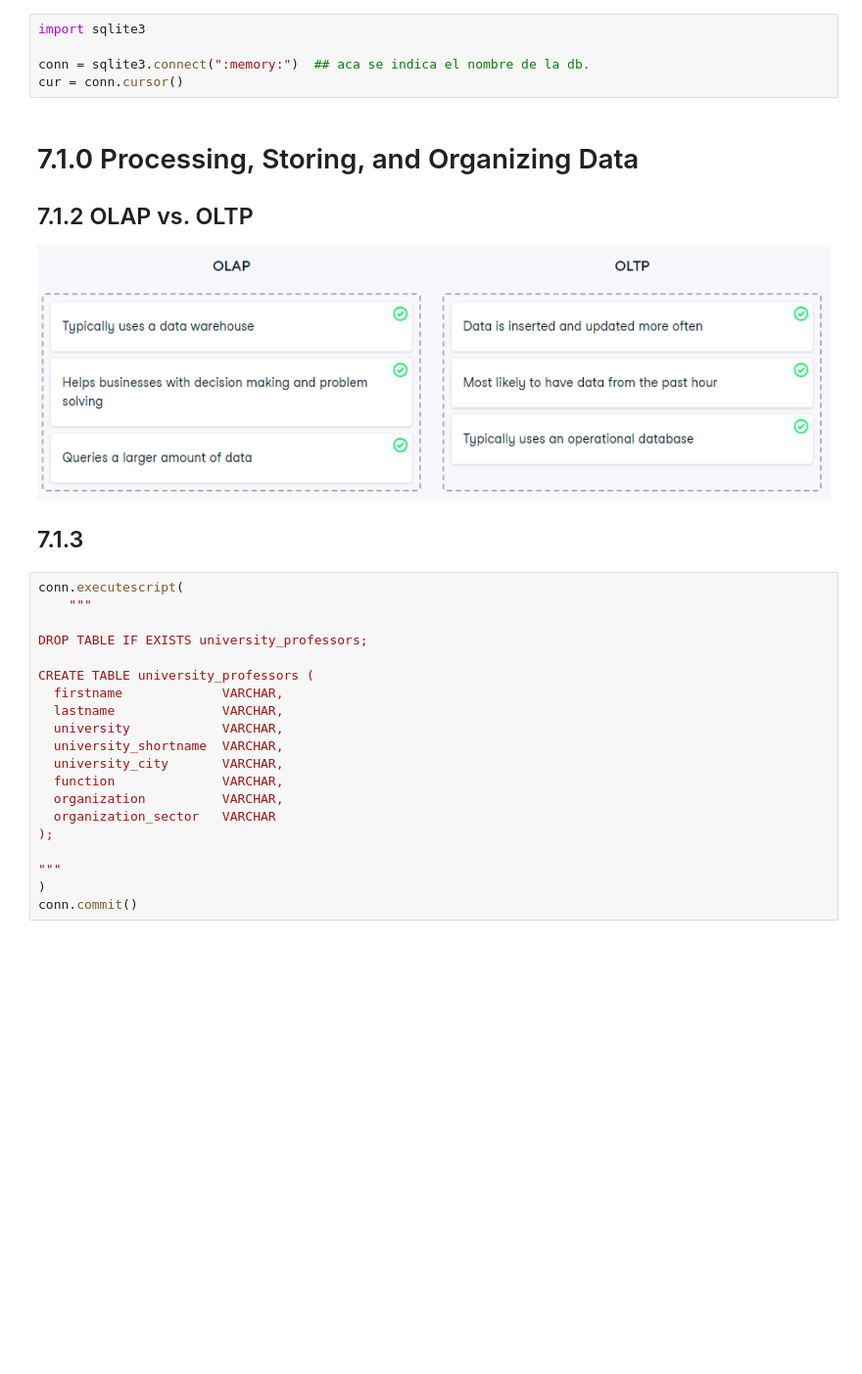
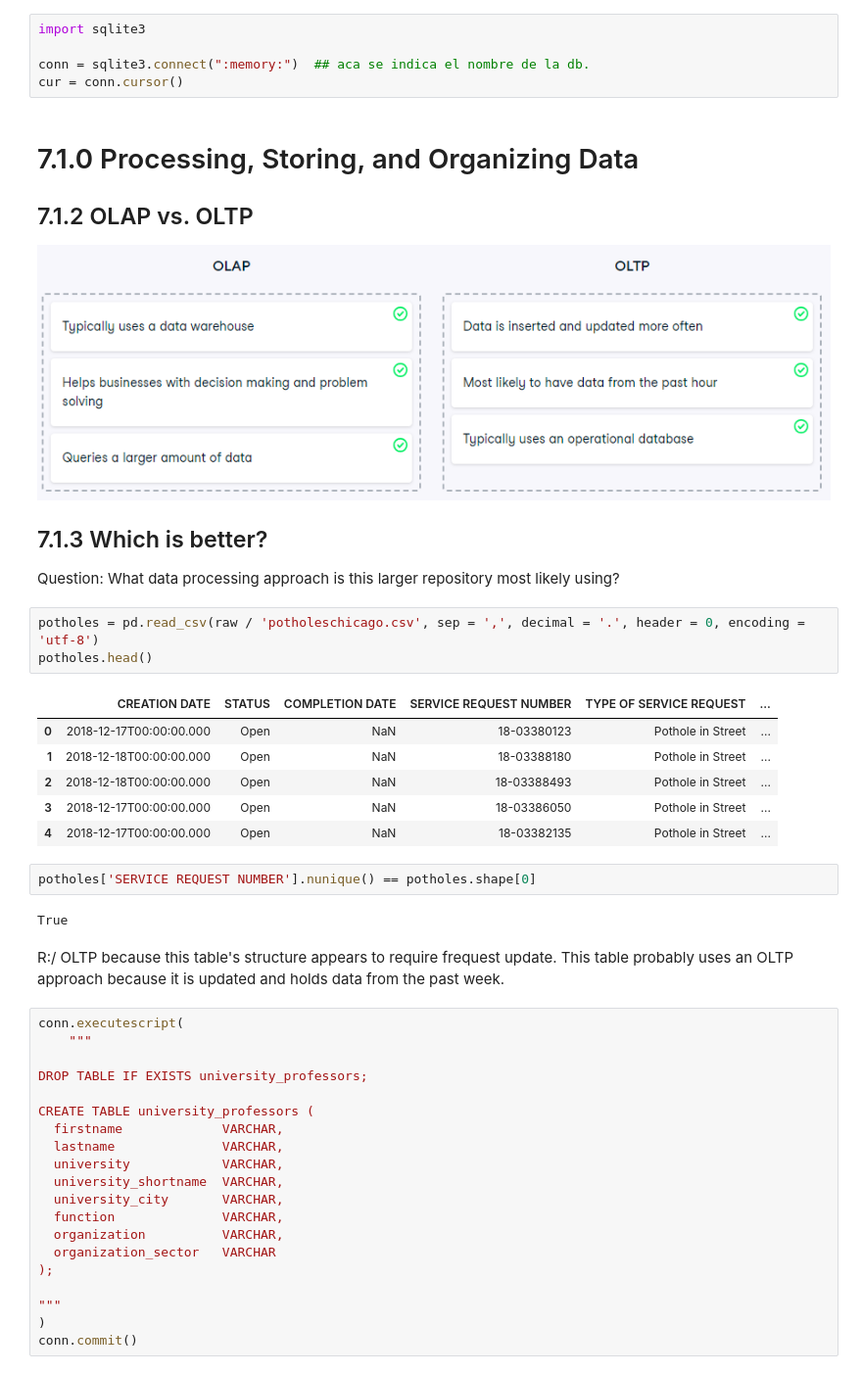
Before and after one commit to oecorrechag/Data-Engineer-track, a Jupyter notebook: Course 7 Database Design/notebooks/7.1.0_Processing, Storing, and Organizing Data.ipynb, the cells around one changed output. Shown at 98% size. Saved outputs shown, nothing was run; the diff lists cells and outputs as text; blank space fills up the shorter version.

```diff
--- a/Course 7 Database Design/notebooks/7.1.0_Processing, Storing, and Organizing Data.ipynb
+++ b/Course 7 Database Design/notebooks/7.1.0_Processing, Storing, and Organizing Data.ipynb
@@ -38,7 +38,25 @@ cur = conn.cursor()
 
 ![image.png](attachment:image.png)
 
-## 7.1.3
+## 7.1.3 Which is better?
+
+Question:  What data processing approach is this larger repository most likely using?
+# %%
+potholes = pd.read_csv(raw / 'potholeschicago.csv', sep = ',', decimal = '.', header = 0, encoding = 'utf-8')
+potholes.head()
+# %% [output]
+|  | CREATION DATE | STATUS | COMPLETION DATE | SERVICE REQUEST NUMBER | TYPE OF SERVICE REQUEST | ... |
+| 0 | 2018-12-17T00:00:00.000 | Open | NaN | 18-03380123 | Pothole in Street | ... |
+| 1 | 2018-12-18T00:00:00.000 | Open | NaN | 18-03388180 | Pothole in Street | ... |
+| 2 | 2018-12-18T00:00:00.000 | Open | NaN | 18-03388493 | Pothole in Street | ... |
+| 3 | 2018-12-17T00:00:00.000 | Open | NaN | 18-03386050 | Pothole in Street | ... |
+| 4 | 2018-12-17T00:00:00.000 | Open | NaN | 18-03382135 | Pothole in Street | ... |
+# %%
+potholes['SERVICE REQUEST NUMBER'].nunique() == potholes.shape[0]
+# %% [output]
+True
+# %% [markdown]
+R:/ OLTP because this table's structure appears to require frequest update. This table probably uses an OLTP approach because it is updated and holds data from the past week.
 # %%
 conn.executescript(
     """
```
Also changed, not shown: parts of 1 cell of this notebook.
